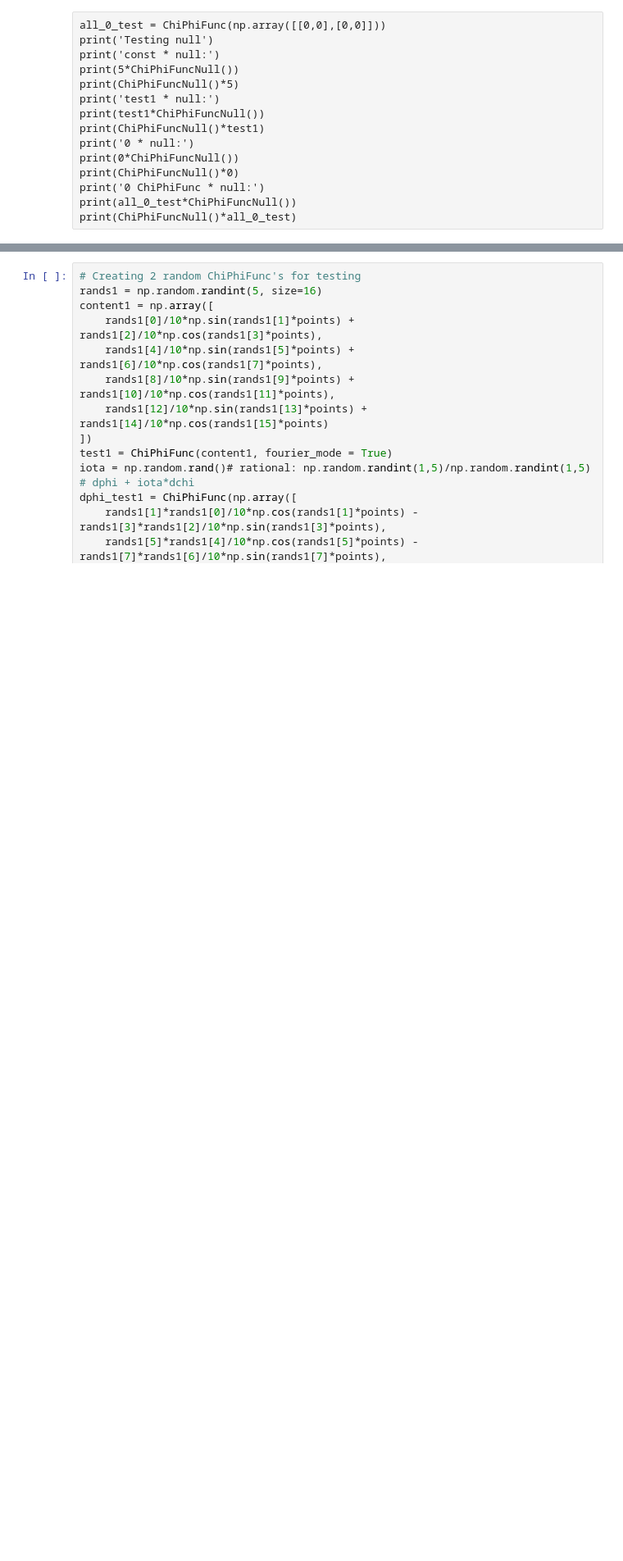
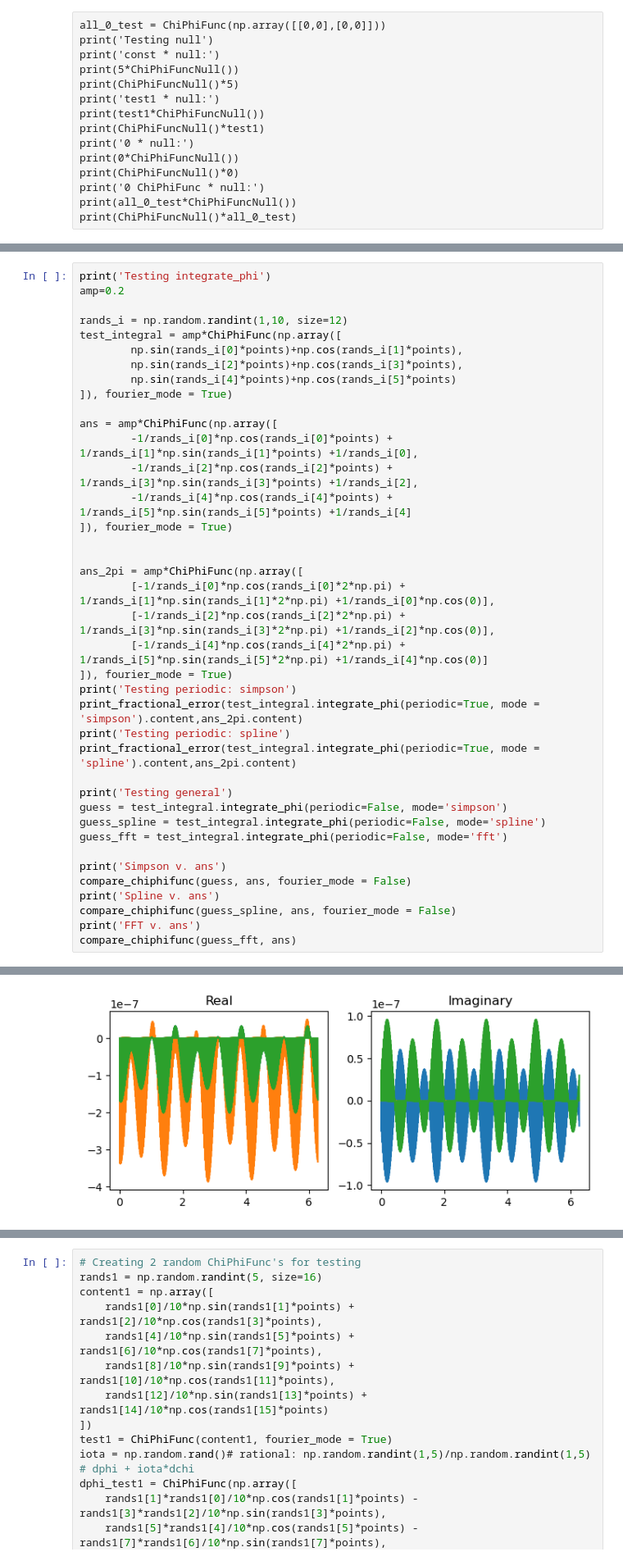
Before and after one commit to lankef/pyAQSC, a Jupyter notebook: examples/ChiPhiFunc test suite.ipynb, the cells around one changed output, grey strips where cells are left out. Shown at 82% size. Saved outputs shown, nothing was run; the diff lists cells and outputs as text; blank space fills up the shorter version.

```diff
--- a/examples/ChiPhiFunc test suite.ipynb
+++ b/examples/ChiPhiFunc test suite.ipynb
@@ -360,2 +369,42 @@ Std             3.109e+00       6.600e-08
 Total imaginary component
 0.0
+# %%
+print('Testing integrate_phi')
+amp=0.2
+
+rands_i = np.random.randint(1,10, size=12)
+test_integral = amp*ChiPhiFunc(np.array([
+        np.sin(rands_i[0]*points)+np.cos(rands_i[1]*points),
+        np.sin(rands_i[2]*points)+np.cos(rands_i[3]*points),
+        np.sin(rands_i[4]*points)+np.cos(rands_i[5]*points)
+]), fourier_mode = True)
+
+ans = amp*ChiPhiFunc(np.array([
+        -1/rands_i[0]*np.cos(rands_i[0]*points) + 1/rands_i[1]*np.sin(rands_i[1]*points) +1/rands_i[0],
+        -1/rands_i[2]*np.cos(rands_i[2]*points) + 1/rands_i[3]*np.sin(rands_i[3]*points) +1/rands_i[2],
+        -1/rands_i[4]*np.cos(rands_i[4]*points) + 1/rands_i[5]*np.sin(rands_i[5]*points) +1/rands_i[4]
+]), fourier_mode = True)
+
+
+ans_2pi = amp*ChiPhiFunc(np.array([
+        [-1/rands_i[0]*np.cos(rands_i[0]*2*np.pi) + 1/rands_i[1]*np.sin(rands_i[1]*2*np.pi) +1/rands_i[0]*np.cos(0)],
+        [-1/rands_i[2]*np.cos(rands_i[2]*2*np.pi) + 1/rands_i[3]*np.sin(rands_i[3]*2*np.pi) +1/rands_i[2]*np.cos(0)],
+        [-1/rands_i[4]*np.cos(rands_i[4]*2*np.pi) + 1/rands_i[5]*np.sin(rands_i[5]*2*np.pi) +1/rands_i[4]*np.cos(0)]
+]), fourier_mode = True)
+print('Testing periodic: simpson')
+print_fractional_error(test_integral.integrate_phi(periodic=True, mode = 'simpson').content,ans_2pi.content)
+print('Testing periodic: spline')
+print_fractional_error(test_integral.integrate_phi(periodic=True, mode = 'spline').content,ans_2pi.content)
+
+print('Testing general')
+guess = test_integral.integrate_phi(periodic=False, mode='simpson')
+guess_spline = test_integral.integrate_phi(periodic=False, mode='spline')
+guess_fft = test_integral.integrate_phi(periodic=False, mode='fft')
+
+print('Simpson v. ans')
+compare_chiphifunc(guess, ans, fourier_mode = False)
+print('Spline v. ans')
+compare_chiphifunc(guess_spline, ans, fourier_mode = False)
+print('FFT v. ans')
+compare_chiphifunc(guess_fft, ans)
+# %% [output]
@@ -361,0 +431 @@ Total imaginary component
+[figure, added]
```
Also changed, not shown: parts of 29 cells of this notebook, 30 other files.
